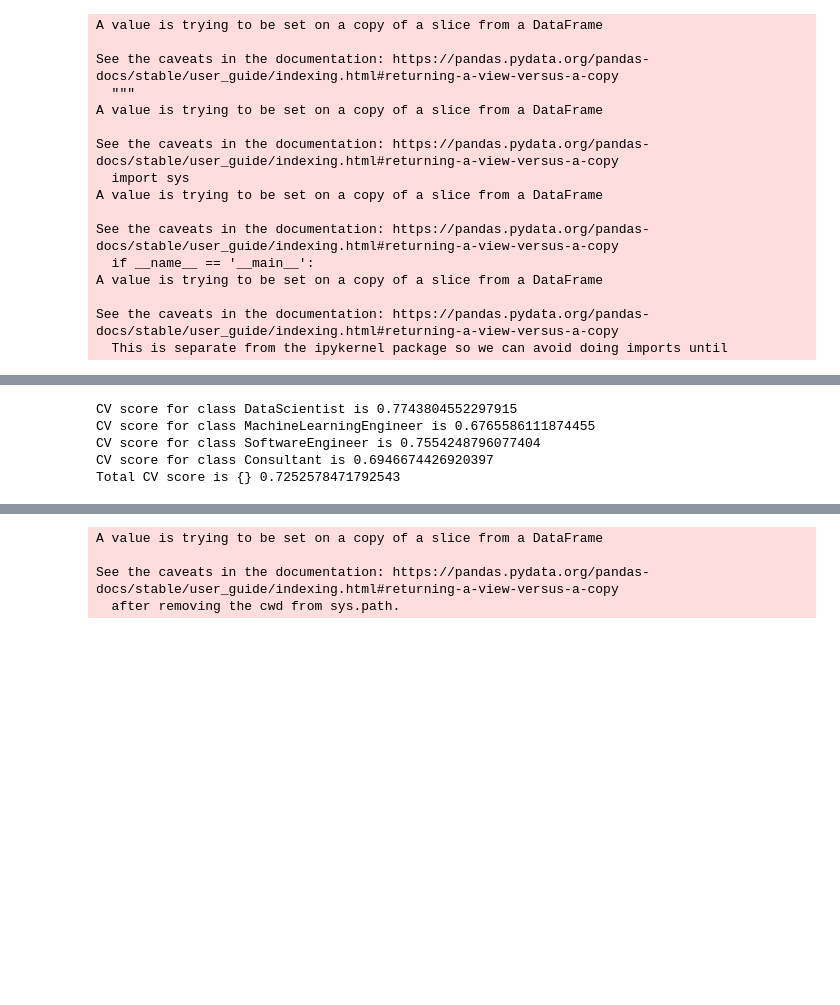
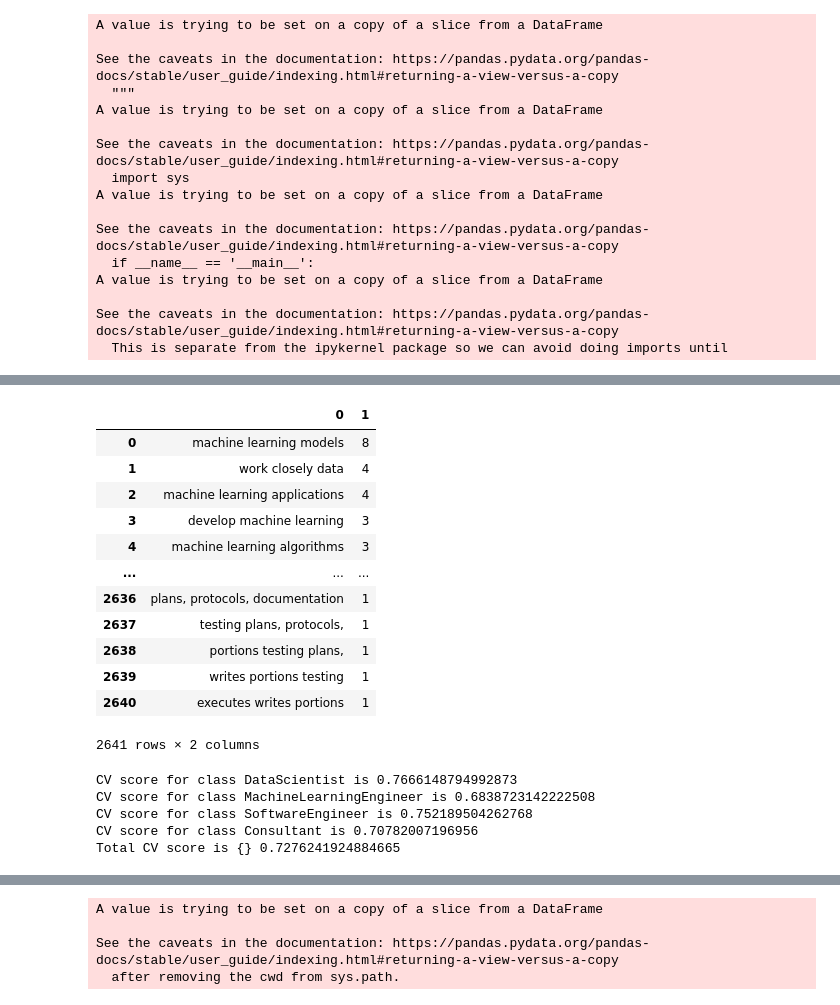
Before and after one commit to Radperia/SIGNATE_student_2020, a Jupyter notebook: SIGNATE_Tfidf_LogisticRegreession.ipynb, the cells around one changed output, grey strips where cells are left out. Saved outputs shown, nothing was run; the diff lists cells and outputs as text; code cells hidden in the pictures; blank space fills up the shorter version.

```diff
--- a/SIGNATE_Tfidf_LogisticRegreession.ipynb
+++ b/SIGNATE_Tfidf_LogisticRegreession.ipynb
@@ -67,3 +126,45 @@ train.head()
+# %%
+DS_trigrams = defaultdict(int)
+MLE_trigrams = defaultdict(int)
+SE_trigrams = defaultdict(int)
+C_trigrams = defaultdict(int)
+
+for desc in train[DS]['description']:
+    for word in generate_ngrams(desc, n_gram=3):
+        DS_trigrams[word] += 1
+
+for desc in train[MLE]['description']:
+    for word in generate_ngrams(desc, n_gram=3):
+        MLE_trigrams[word] += 1
+
+for desc in train[SE]['description']:
+    for word in generate_ngrams(desc, n_gram=3):
+        SE_trigrams[word] += 1
+
+for desc in train[C]['description']:
+    for word in generate_ngrams(desc, n_gram=3):
+        C_trigrams[word] += 1
+
+df_DS_trigrams = pd.DataFrame(sorted(DS_trigrams.items(), key=lambda x: x[1])[::-1])
+df_MLE_trigrams = pd.DataFrame(sorted(MLE_trigrams.items(), key=lambda x: x[1])[::-1])
+df_SE_trigrams = pd.DataFrame(sorted(SE_trigrams.items(), key=lambda x: x[1])[::-1])
+df_C_trigrams = pd.DataFrame(sorted(C_trigrams.items(), key=lambda x: x[1])[::-1])
+# %%
+df_MLE_trigrams
+# %% [output]
+|  | 0 | 1 |
+| 0 | machine learning models | 8 |
+| 1 | work closely data | 4 |
+| 2 | machine learning applications | 4 |
+| 3 | develop machine learning | 3 |
+| 4 | machine learning algorithms | 3 |
+| ... | ... | ... |
+| 2636 | plans, protocols, documentation | 1 |
+| 2637 | testing plans, protocols, | 1 |
+| 2638 | portions testing plans, | 1 |
+| 2639 | writes portions testing | 1 |
+| 2640 | executes writes portions | 1 |
+2641 rows × 2 columns
 # %%
 word_vectorizer = TfidfVectorizer(
     sublinear_tf=True,
@@ -96,7 +221,7 @@ submission = pd.DataFrame.from_dict({'id': test['id']})
 
 for class_name in class_names:
     train_target = train[class_name]
-    classifier = LogisticRegression(C = 0.1, solver = 'sag', class_weight='balanced')
+    classifier = LogisticRegression(C = 0.01, solver = 'sag', class_weight='balanced')
 
     cv_score = np.mean(cross_val_score(classifier, train_features, train_target, cv=3, scoring = 'f1_macro'))
     scores.append(cv_score)
@@ -107,11 +232,11 @@ for class_name in class_names:
 
 print('Total CV score is {}',format(np.mean(scores)))
 # %% [output]
-CV score for class DataScientist is 0.7743804552297915
-CV score for class MachineLearningEngineer is 0.6765586111874455
-CV score for class SoftwareEngineer is 0.7554248796077404
-CV score for class Consultant is 0.6946674426920397
-Total CV score is {} 0.7252578471792543
+CV score for class DataScientist is 0.7666148794992873
+CV score for class MachineLearningEngineer is 0.6838723142222508
+CV score for class SoftwareEngineer is 0.752189504262768
+CV score for class Consultant is 0.70782007196956
+Total CV score is {} 0.7276241924884665
 # %%
 submission
 # %% [output]
```
Also changed, not shown: parts of 13 cells of this notebook.
